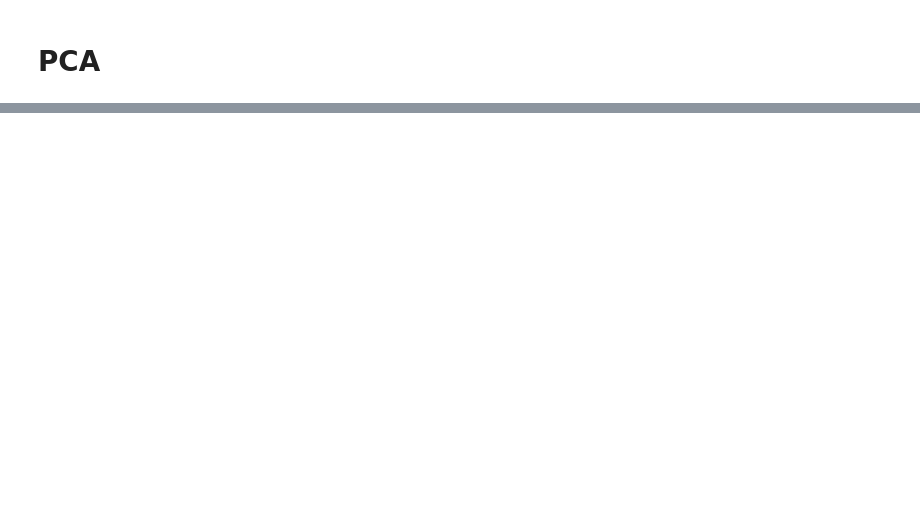
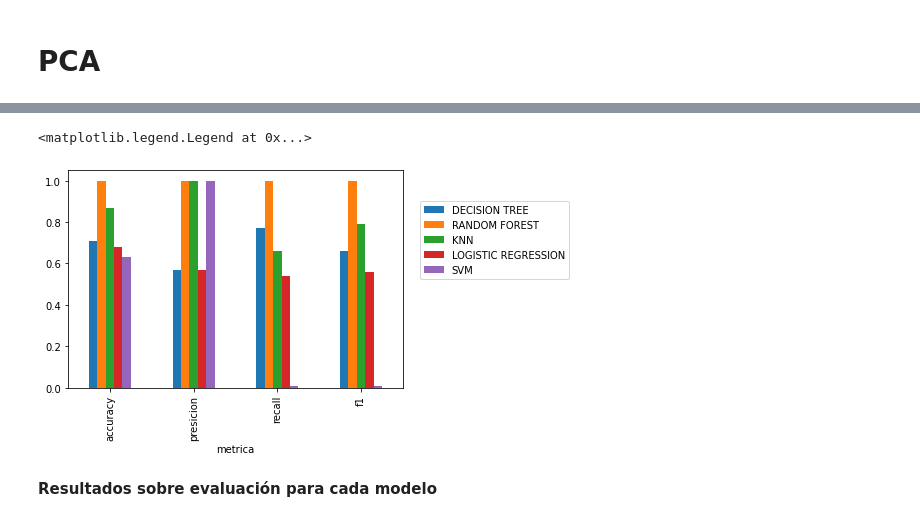
Before and after one commit to LeoRosaGarcia/proyecto-data-science-coderhouse, a Jupyter notebook: Notebook.ipynb, the cells around one changed output, grey strips where cells are left out. Saved outputs shown, nothing was run; the diff lists cells and outputs as text; code cells hidden in the pictures; blank space fills up the shorter version.

```diff
--- a/Notebook.ipynb
+++ b/Notebook.ipynb
@@ -480,0 +908,24 @@ y = data.loc[:,['popularity_cat']].values
+# %%
+accuracy = [0.71,1,0.87,0.68,0.63]
+
+presicion = [0.57,1,1,0.57,1.0]
+
+recall = [0.77,1,0.66,0.54,0.006]
+
+f1 = [0.66,1,0.79,0.56,0.01]
+
+df_models = pd.DataFrame([accuracy,presicion,recall,f1])
+
+df_models.columns=['DECISION TREE','RANDOM FOREST','KNN','LOGISTIC REGRESSION','SVM']
+
+df_models['metrica'] = ['accuracy','presicion','recall','f1']
+
+df_models.set_index('metrica', inplace = True)
+
+df_models.plot.bar()
+plt.legend(loc=(1.05, 0.5))
+# %% [output]
+<matplotlib.legend.Legend at 0x...>
+[figure, added]
+# %% [markdown]
+**Resultados sobre evaluación para cada modelo**
```
Also changed, not shown: parts of 137 cells of this notebook, 1 other file.
